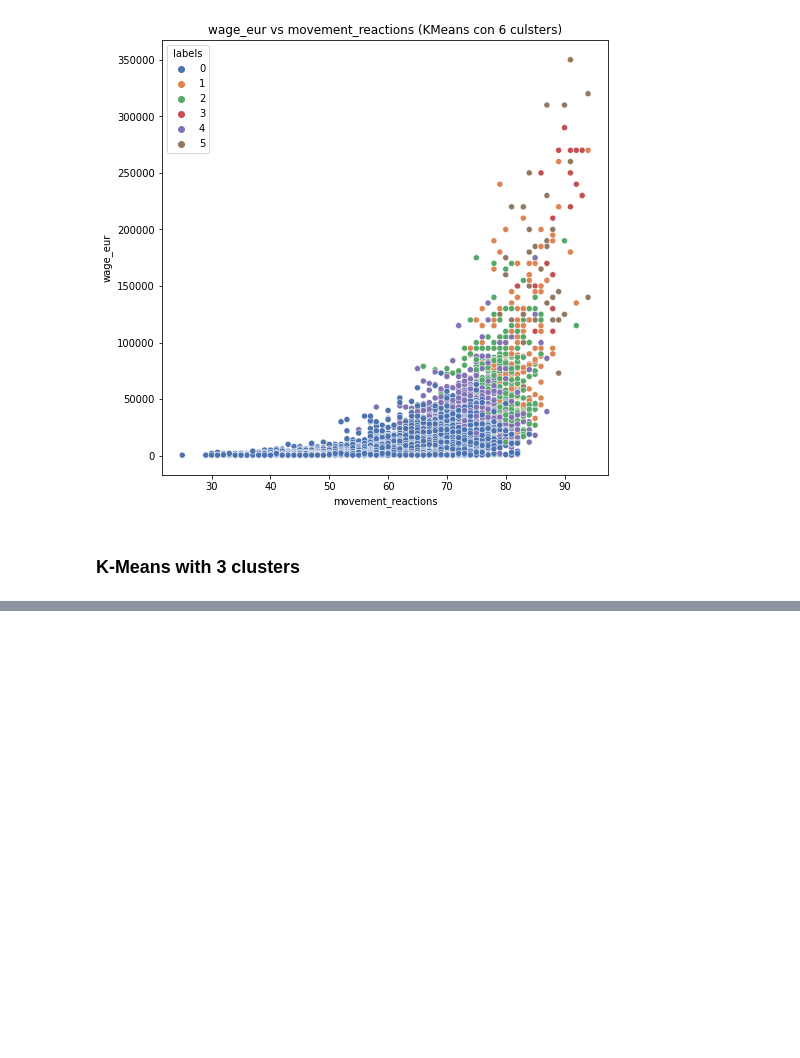
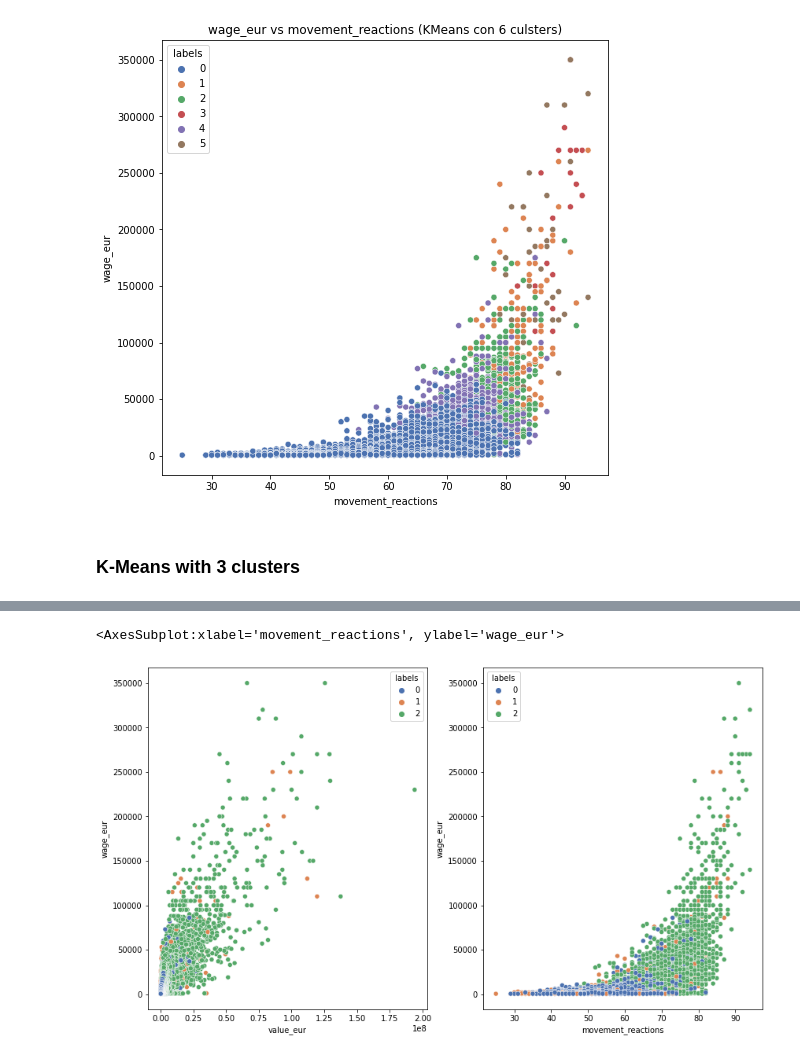
Before and after one commit to ironhack-bcn-data-pt/PR06-Machine-Learning-Group-Project, a Jupyter notebook: Clustering.ipynb, the cells around one changed output, grey strips where cells are left out. Drawn from its saved outputs; the diff is of its cells as text; code cells hidden in the pictures; blank space fills up the shorter version.

```diff
--- a/Clustering.ipynb
+++ b/Clustering.ipynb
@@ -110,8 +126,8 @@ for i in range(6):
 ### K-Means with 3 clusters
 # %%
 kmeans_model = KMeans(n_clusters=3, random_state=1)
-good_columns = df._get_numeric_data().drop(['nation_team_id'],axis=1)
-kmeans_model.fit_predict(good_columns)
+#good_columns = df._get_numeric_data().drop(['nation_team_id'],axis=1)
+kmeans_model.fit_predict(df_scale)
 df['labels'] = kmeans_model.labels_
 df['labels'].value_counts()
 # %% [output]
@@ -121,0 +159,8 @@ Name: labels, dtype: int64
+# %%
+fig, axes = plt.subplots(1,2,figsize=(14,8))
+
+sns.scatterplot(data=df, x='value_eur', y='wage_eur', hue='labels', ax=axes[0], palette='deep')
+sns.scatterplot(data=df, x='movement_reactions', y='wage_eur', hue='labels', ax=axes[1], palette='deep')
+# %% [output]
+<AxesSubplot:xlabel='movement_reactions', ylabel='wage_eur'>
+[figure, added]
```
Also changed, not shown: parts of 45 cells of this notebook.
